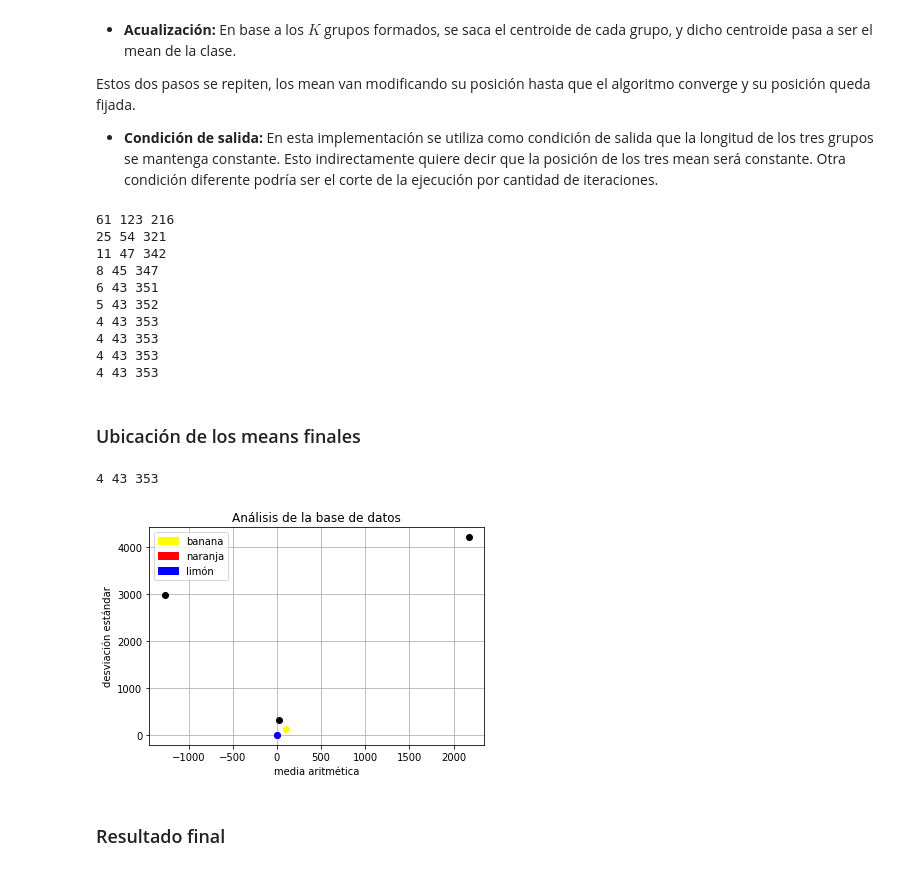
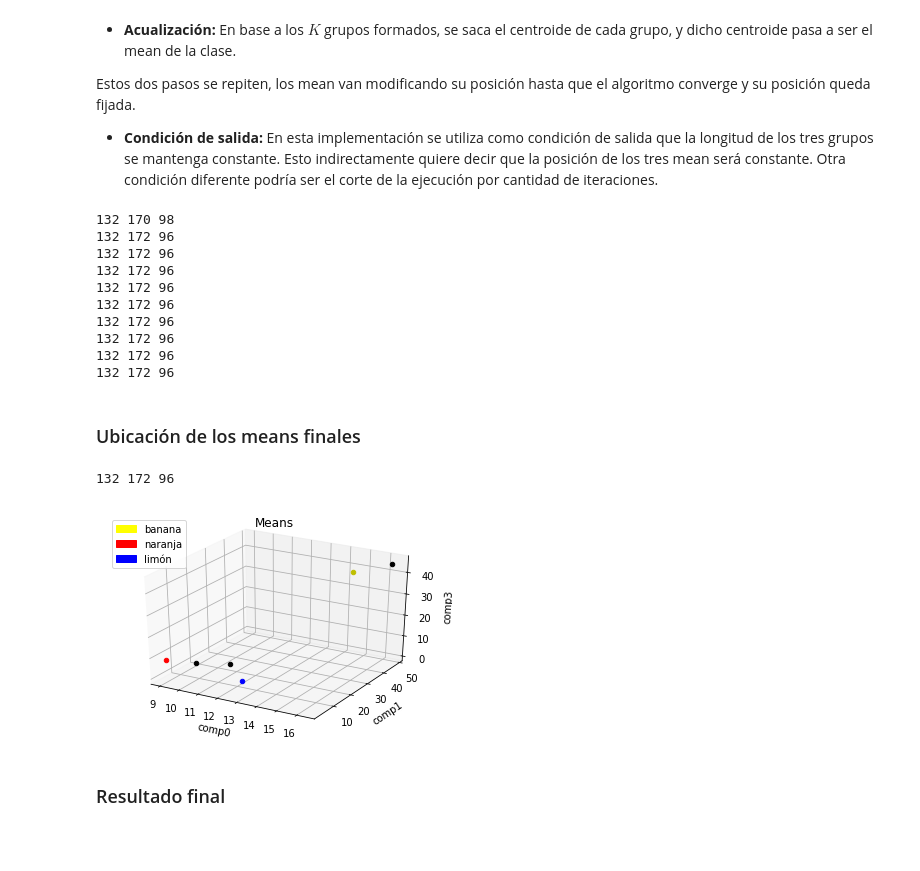
Before and after one commit to gonzafernan/fruit-classifier, a Jupyter notebook: 05-algoritmos.ipynb, the cells around one changed output. Saved outputs shown, nothing was run; the diff lists cells and outputs as text; code cells hidden in the pictures; blank space fills up the shorter version.

```diff
--- a/05-algoritmos.ipynb
+++ b/05-algoritmos.ipynb
@@ -167,7 +170,8 @@ def ft_extract(image):
 # %% [markdown]
 Para cada miembro de la base de datos se instancia un objeto Elemento y se lo llena con toda la información necesaria. Esta información es: el vector de características, la imagen procesada y la etiqueta de clase o _label_.
 # %%
-fig_data, ax = plt.subplots()
+fig = plt.figure()
+ax = fig.add_subplot(111, projection='3d')
 
 data = []
 i = 0
@@ -181,7 +185,7 @@ for fruit in banana:
     data[i].label = 'banana'
     data[i].image, data[i].feature = ft_extract(fruit)
     # print(data[i].feature.shape)
-    ax.plot(data[i].feature[0], data[i].feature[1], 'o', color='yellow')
+    ax.scatter(data[i].feature[0], data[i].feature[1], data[i].feature[2], c='y', marker='o')
     i += 1
     iter += 1
     printProgressBar(iter, len(banana), prefix='Loading banana data:',
@@ -196,7 +200,7 @@ for fruit in orange:
     data.append(Elemento())
     data[i].label = 'orange'
     data[i].image, data[i].feature = ft_extract(fruit)
-    ax.plot(data[i].feature[0], data[i].feature[1], 'o', color='red')
+    ax.scatter(data[i].feature[0], data[i].feature[1], data[i].feature[2], c='r', marker='o')
     i += 1
     iter += 1
     printProgressBar(iter, len(orange), prefix='Loading orange data:',
@@ -211,7 +215,7 @@ for fruit in lemon:
     data.append(Elemento())
     data[i].label = 'lemon'
     data[i].image, data[i].feature = ft_extract(fruit)
-    ax.plot(data[i].feature[0], data[i].feature[1], 'o', color='blue')
+    ax.scatter(data[i].feature[0], data[i].feature[1], data[i].feature[2], c='b', marker='o')
     i += 1
     iter += 1
     printProgressBar(iter, len(lemon), prefix='Loading lemon data:',
@@ -226,8 +230,11 @@ red_patch = mpatches.Patch(color='red', label='naranja')
 blue_patch = mpatches.Patch(color='blue', label='limón')
 plt.legend(handles=[yellow_patch, red_patch, blue_patch])
 
-plt.ylabel('desviación estándar')
-plt.xlabel('media aritmética')
+ax.set_xlabel('comp0')
+ax.set_ylabel('comp1')
+ax.set_zlabel('comp3')
+
+plt.show()
 
 print("Data analysis completed")
 # %% [output]
@@ -386,9 +401,9 @@ b_flag = True
 o_flag = True
 l_flag = True
 
-b_len = [0, 0]
-o_len = [0, 0]
-l_len = [0, 0]
+b_len = [0, 0, 0]
+o_len = [0, 0, 0]
+l_len = [0, 0, 0]
 
 iter = 0
 #while (b_flag or o_flag or l_flag):
@@ -428,27 +443,35 @@ while (iter < 10):
             lemon_data.append(element.feature)
 
     # ACTUALIZACION
-    sum_b = [0, 0]
+    sum_b = [0, 0, 0]
     for b in banana_data:
         sum_b[0] += b[0]
         sum_b[1] += b[1]
+        sum_b[2] += b[2]
 
-    sum_o = [0, 0]
+    sum_o = [0, 0, 0]
     for o in orange_data:
         sum_o[0] += o[0]
         sum_o[1] += o[1]
+        sum_o[2] += o[2]
 
-    sum_l = [0, 0]
+    sum_l = [0, 0, 0]
     for l in lemon_data:
         sum_l[0] += l[0]
         sum_l[1] += l[1]
+        sum_l[2] += l[2]
 
     b_mean[0] = sum_b[0] / len(banana_data)
     b_mean[1] = sum_b[1] / len(banana_data)
+    b_mean[2] = sum_b[2] / len(banana_data)
+
     o_mean[0] = sum_o[0] / len(orange_data)
     o_mean[1] = sum_o[1] / len(orange_data)
+    o_mean[2] = sum_o[2] / len(orange_data)
+
     l_mean[0] = sum_l[0] / len(lemon_data)
     l_mean[1] = sum_l[1] / len(lemon_data)
+    l_mean[2] = sum_l[1] / len(lemon_data)
 
     print(len(banana_data), len(orange_data), len(lemon_data))
 
@@ -472,31 +495,28 @@ while (iter < 10):
     """
     iter += 1
 # %% [output]
-61 123 216
-25 54 321
-11 47 342
-8 45 347
-6 43 351
-5 43 352
-4 43 353
-4 43 353
-4 43 353
-4 43 353
+132 170 98
+132 172 96
+132 172 96
+132 172 96
+132 172 96
+132 172 96
+132 172 96
+132 172 96
+132 172 96
+132 172 96
 # %% [markdown]
 ### Ubicación de los means finales
 # %%
-#%matplotlib inline
-
-#fig_means, ax = plt.subplots()
-ax.plot(b_mean[0], b_mean[1], 'o', color='black')
-ax.plot(o_mean[0], o_mean[1], 'o', color='black')
-ax.plot(l_mean[0], l_mean[1], 'o', color='black')
+ax.scatter(b_mean[0], b_mean[1], b_mean[2], c='k', marker='o')
+ax.scatter(o_mean[0], o_mean[1], o_mean[2], c='k', marker='o')
+ax.scatter(l_mean[0], l_mean[1], l_mean[2], c='k', marker='o')
 
 print(len(banana_data), len(orange_data), len(lemon_data))
 fig_means
 # %% [output]
-4 43 353
+132 172 96
-[figure, old version]
+[figure, new version]
 # %% [markdown]
 ### Resultado final
 # %% [markdown]
```
Also changed, not shown: parts of 6 cells of this notebook, 11 other files.
